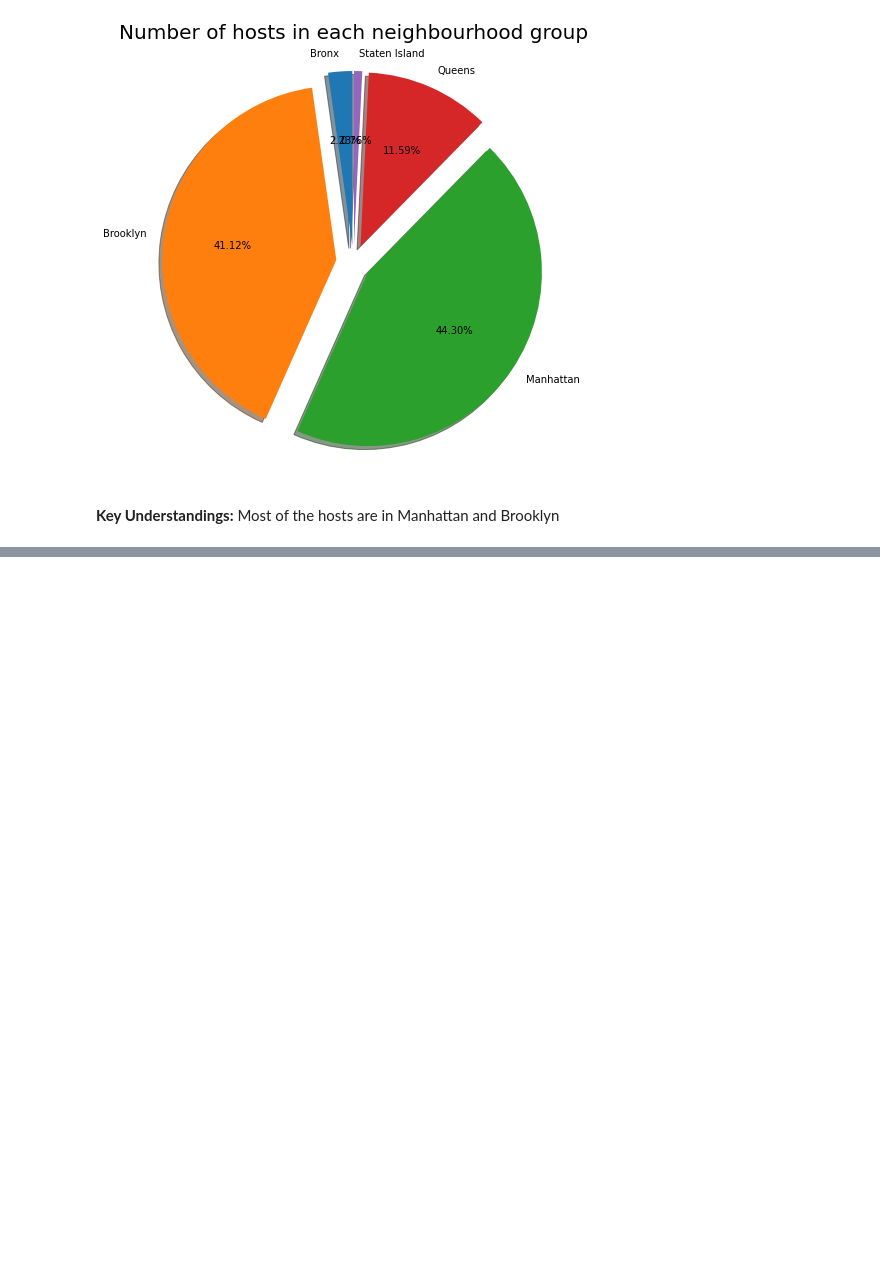
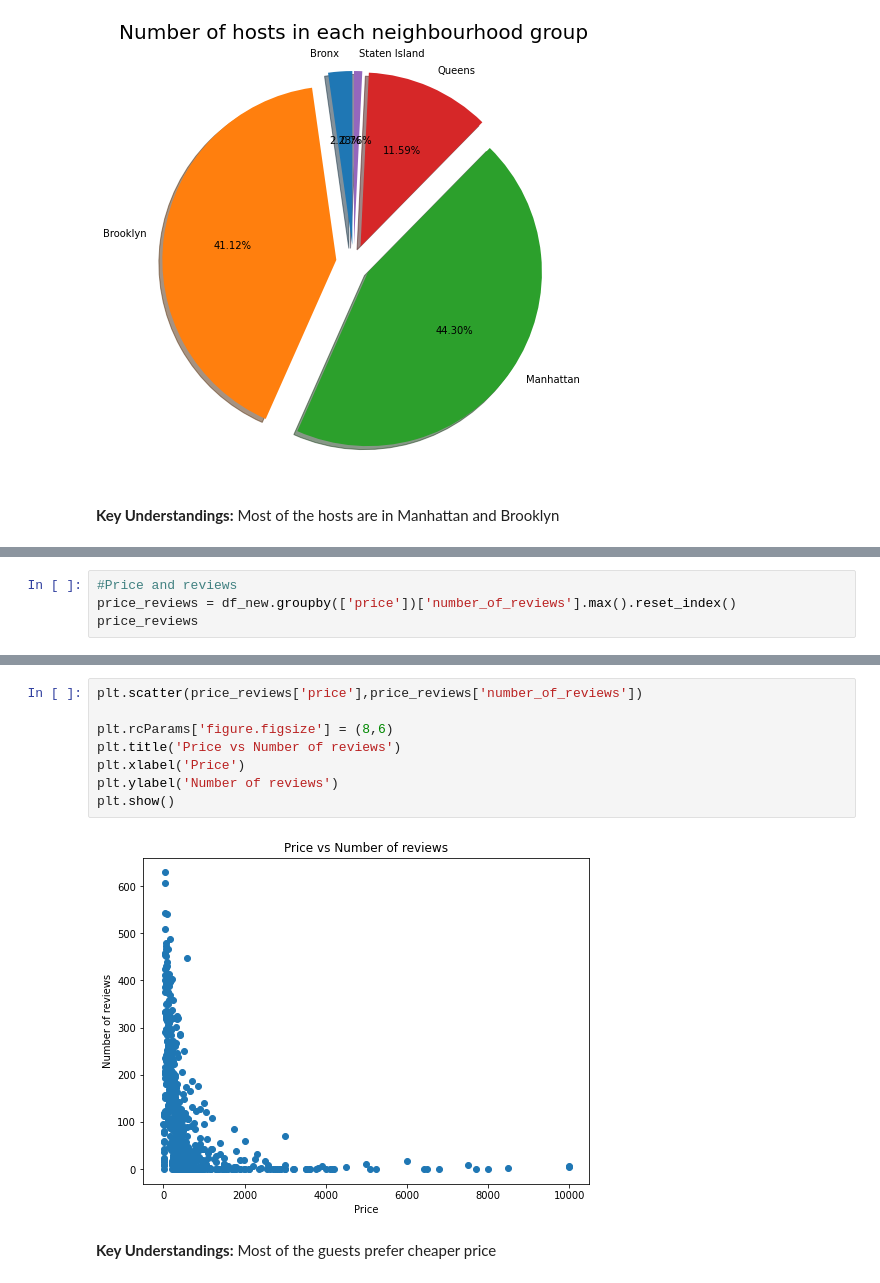
Before and after one commit to nizamulhaq/Airbnb-Bookings-Analysis, a Jupyter notebook: Airbnb_Bookings_Analysis_Capstone_Project.ipynb, the cells around one changed output, grey strips where cells are left out. Drawn from its saved outputs; the diff is of its cells as text; blank space fills up the shorter version.

```diff
--- a/Airbnb_Bookings_Analysis_Capstone_Project.ipynb
+++ b/Airbnb_Bookings_Analysis_Capstone_Project.ipynb
@@ -129,0 +190,4 @@ plt.show()
+# %%
+#Price and reviews
+price_reviews = df_new.groupby(['price'])['number_of_reviews'].max().reset_index()
+price_reviews
@@ -129,0 +208,12 @@ plt.show()
+# %%
+plt.scatter(price_reviews['price'],price_reviews['number_of_reviews'])
+
+plt.rcParams['figure.figsize'] = (8,6)
+plt.title('Price vs Number of reviews')
+plt.xlabel('Price')
+plt.ylabel('Number of reviews')
+plt.show()
+# %% [output]
+[figure, added]
+# %% [markdown]
+**Key Understandings:** Most of the guests prefer cheaper price
```
Also changed, not shown: parts of 8 cells of this notebook.
